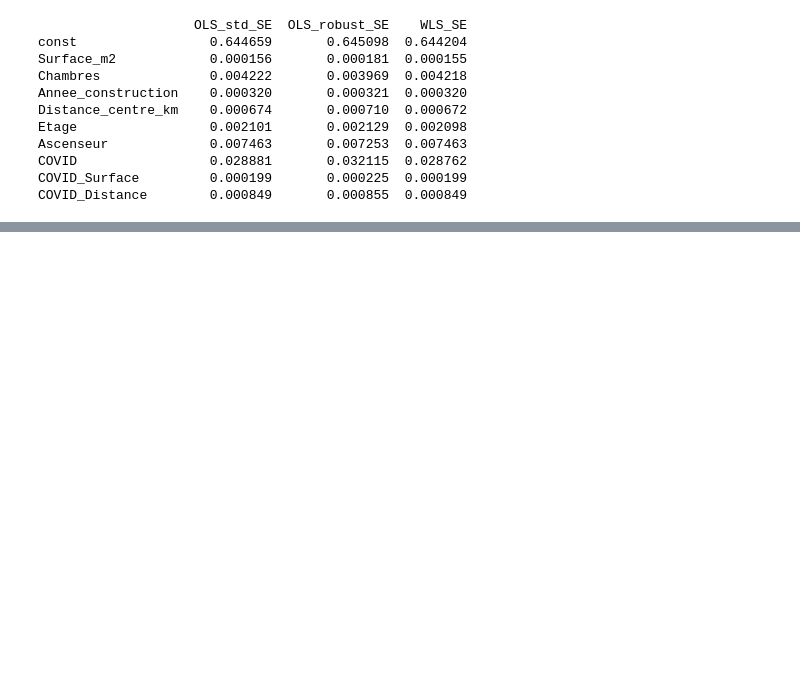
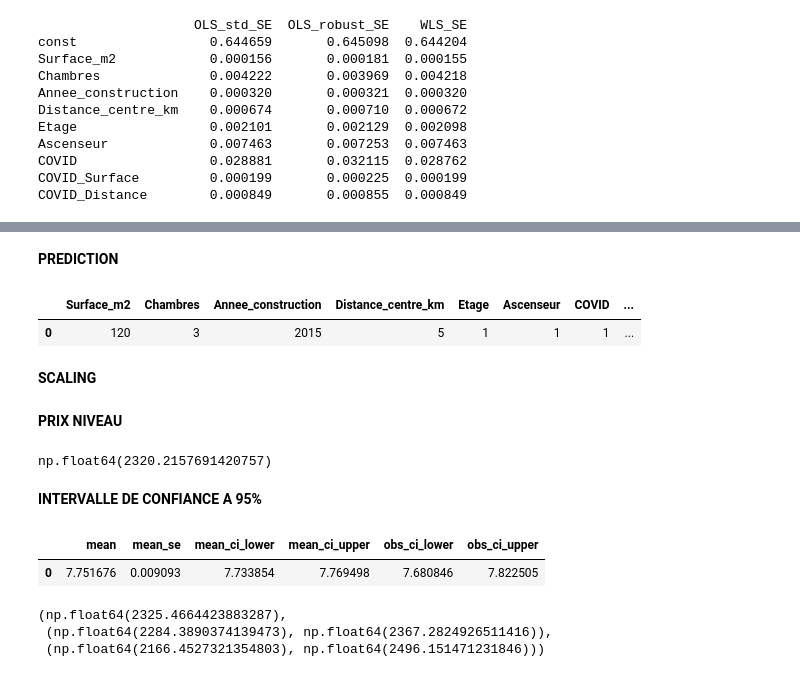
Before and after one commit to andrealoy/ImmoModel, a Jupyter notebook: applied_econometrics_housing_prices.ipynb, the cells around one changed output, grey strips where cells are left out. Drawn from its saved outputs; the diff is of its cells as text; code cells hidden in the pictures; blank space fills up the shorter version.

```diff
--- a/applied_econometrics_housing_prices.ipynb
+++ b/applied_econometrics_housing_prices.ipynb
@@ -629,0 +906,21 @@ bg_results
+# %% [markdown]
+**PREDICTION**
+# %%
+new_house = pd.DataFrame({
+    "Surface_m2": [120],
+    "Chambres": [3],
+    "Annee_construction": [2015],
+    "Distance_centre_km": [5],
+    "Etage": [1],
+    "Ascenseur": [1],  # Oui = 1
+    "COVID": [1],      # Année de vente 2023
+    "Qualite_ecole": [7],
+    "Revenu_median_quartier": [65],
+})
+# %%
+new_house.head()
+# %% [output]
+|  | Surface_m2 | Chambres | Annee_construction | Distance_centre_km | Etage | Ascenseur | COVID | ... |
+| 0 | 120 | 3 | 2015 | 5 | 1 | 1 | 1 | ... |
+# %% [markdown]
+**SCALING**
@@ -629,0 +931,9 @@ bg_results
+# %% [markdown]
+**PRIX NIVEAU**
+# %%
+price_pred_ridge = np.exp(log_price_pred_ridge)
+price_pred_ridge
+# %% [output]
+np.float64(2320.2157691420757)
+# %% [markdown]
+**INTERVALLE DE CONFIANCE A 95%**
@@ -629,0 +954,7 @@ bg_results
+# %%
+pred = ols_pred_model.get_prediction(x0)
+pred_summary = pred.summary_frame(alpha=0.05)
+pred_summary
+# %% [output]
+|  | mean | mean_se | mean_ci_lower | mean_ci_upper | obs_ci_lower | obs_ci_upper |
+| 0 | 7.751676 | 0.009093 | 7.733854 | 7.769498 | 7.680846 | 7.822505 |
@@ -629,0 +969,11 @@ bg_results
+# %%
+price_point = np.exp(log_mean)
+
+mean_ci = (np.exp(log_mean_ci_low), np.exp(log_mean_ci_up))
+pred_ci = (np.exp(log_pred_ci_low), np.exp(log_pred_ci_up))
+
+price_point, mean_ci, pred_ci
+# %% [output]
+(np.float64(2325.4664423883287),
+ (np.float64(2284.3890374139473), np.float64(2367.2824926511416)),
+ (np.float64(2166.4527321354803), np.float64(2496.151471231846)))
```
Also changed, not shown: parts of 31 cells of this notebook, 3 other files.
